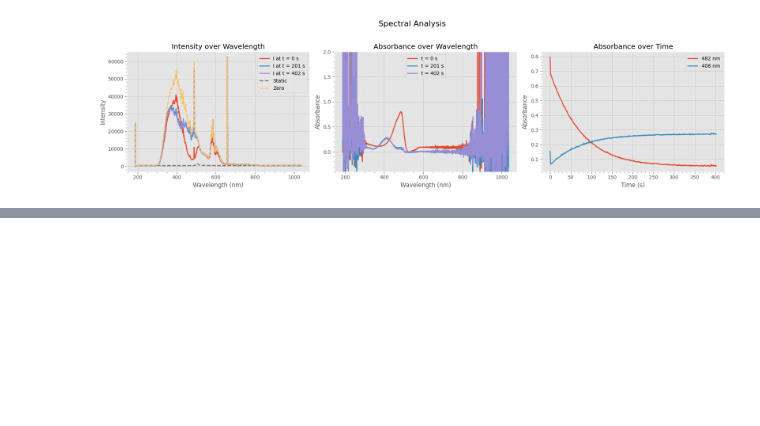
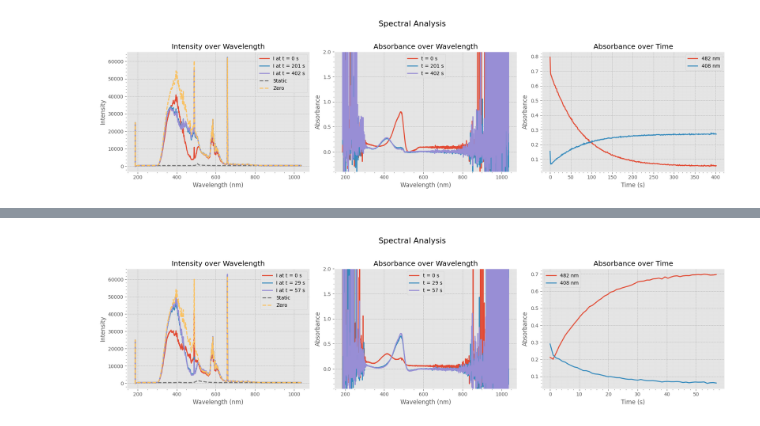
Before and after one commit to Alex6Crbt/XChroma, a Jupyter notebook: docs/source/examples/rsEGFP2WT.ipynb, the cells around one changed output, grey strips where cells are left out. Drawn from its saved outputs; the diff is of its cells as text; code cells hidden in the pictures; blank space fills up the shorter version.

```diff
--- a/docs/source/examples/rsEGFP2WT.ipynb
+++ b/docs/source/examples/rsEGFP2WT.ipynb
@@ -286,0 +314,70 @@ plt.show()
+# %%
+import numpy as np
+
+intensities=np.array(exp_data[(exp_data["type"] != "zero") & (exp_data["type"] != "static")].iloc[:, 3:], dtype=np.float64)
+static=np.array(exp_data[(exp_data["type"]== "static")].iloc[:, 3:], dtype=np.float64)[0]
+zero=np.array(exp_data[(exp_data["type"]== "zero")].iloc[:, 3:], dtype=np.float64)[0]
+wavelengths = np.array(exp_data.columns[3:], dtype=np.float64)
+timestamps = pd.to_datetime(exp_data["timestamp"][(exp_data["type"] != "zero") & (exp_data["type"] != "static")]) # Convert timestamp strings to datetime objects
+timestamps = np.array((timestamps - timestamps.iloc[0]).dt.total_seconds()) # Convert to seconds since the first timestamp
+
+def compute_absorbance(intensities: np.ndarray, static: np.ndarray, zero: np.ndarray) -> np.ndarray:
+    EPS = 1e-12
+    num = intensities - static
+    den = np.maximum(zero - static, EPS)  # Éviter division par zéro
+    absorbance = -np.log10(np.maximum(num / den, EPS))  # Éviter log(0) ou log(négatif)
+    return absorbance
+
+absorbance = compute_absorbance(intensities, static, zero)
+# %%
+import matplotlib.pyplot as plt
+import matplotlib.cm as cm
+# Set global style
+plt.style.use("ggplot")  # Clean style
+
+fig, axs = plt.subplots(1, 3, figsize=(18, 5))
+fig.suptitle("Spectral Analysis", fontsize=16)
+
+# --- Intensity Plot ---
+axs[0].plot(wavelengths, intensities[0, :], label=f"I at t = {timestamps[0]:.0f} s", linewidth=2)
+axs[0].plot(wavelengths, intensities[len(intensities)//2, :], label=f"I at t = {timestamps[len(intensities)//2]:.0f} s", linewidth=2)
+axs[0].plot(wavelengths, intensities[-1, :], label=f"I at t = {timestamps[-1]:.0f} s", linewidth=2)
+axs[0].plot(wavelengths, static, '--', label="Static", linewidth=2)
+axs[0].plot(wavelengths, zero, '--', label="Zero", linewidth=2)
+axs[0].set_title("Intensity over Wavelength")
+axs[0].set_xlabel("Wavelength (nm)")
+axs[0].set_ylabel("Intensity")
+axs[0].legend()
+axs[0].grid(True, which='major', linestyle='--', linewidth=0.6, color='gray', alpha=0.5, zorder=0)
+axs[0].minorticks_on()
+axs[0].grid(True, which='minor', linestyle=':', linewidth=0.3, color='lightgray', alpha=0.4, zorder=0)
+# --- Absorbance Plot ---
+axs[1].plot(wavelengths, absorbance[0, :], label=f"t = {timestamps[0]:.0f} s", linewidth=2)
+axs[1].plot(wavelengths, absorbance[len(absorbance)//2, :], label=f"t = {timestamps[len(absorbance)//2]:.0f} s", linewidth=2)
+axs[1].plot(wavelengths, absorbance[-1, :], label=f"t = {timestamps[-1]:.0f} s", linewidth=2)
+axs[1].set_title("Absorbance over Wavelength")
+axs[1].set_xlabel("Wavelength (nm)")
+axs[1].set_ylabel("Absorbance")
+axs[1].set_ylim(-0.4, 2)
+axs[1].legend()
+axs[1].grid(True, which='major', linestyle='--', linewidth=0.6, color='gray', alpha=0.5, zorder=0)
+axs[1].minorticks_on()
+axs[1].grid(True, which='minor', linestyle=':', linewidth=0.3, color='lightgray', alpha=0.4, zorder=0)
+# --- Absorbance vs Time Plot ---
+WL = [482, 408]
+idxs = [np.argmin(np.abs(wavelengths - wl)) for wl in WL]
+
+for i, idx in enumerate(idxs):
+    axs[2].plot(timestamps, absorbance[:, idx], label=f"{wavelengths[idx]:.0f} nm", linewidth=2)
+
+axs[2].set_title("Absorbance over Time")
+axs[2].set_xlabel("Time (s)")
+axs[2].set_ylabel("Absorbance")
+axs[2].legend()
+axs[2].grid(True, which='major', linestyle='--', linewidth=0.6, color='gray', alpha=0.5, zorder=0)
+axs[2].minorticks_on()
+axs[2].grid(True, which='minor', linestyle=':', linewidth=0.3, color='lightgray', alpha=0.4, zorder=0)
+plt.tight_layout(rect=[0, 0, 1, 0.95])
+plt.show()
+# %% [output]
+[figure, added]
```
Also changed, not shown: parts of 15 cells of this notebook, 5 other files.
